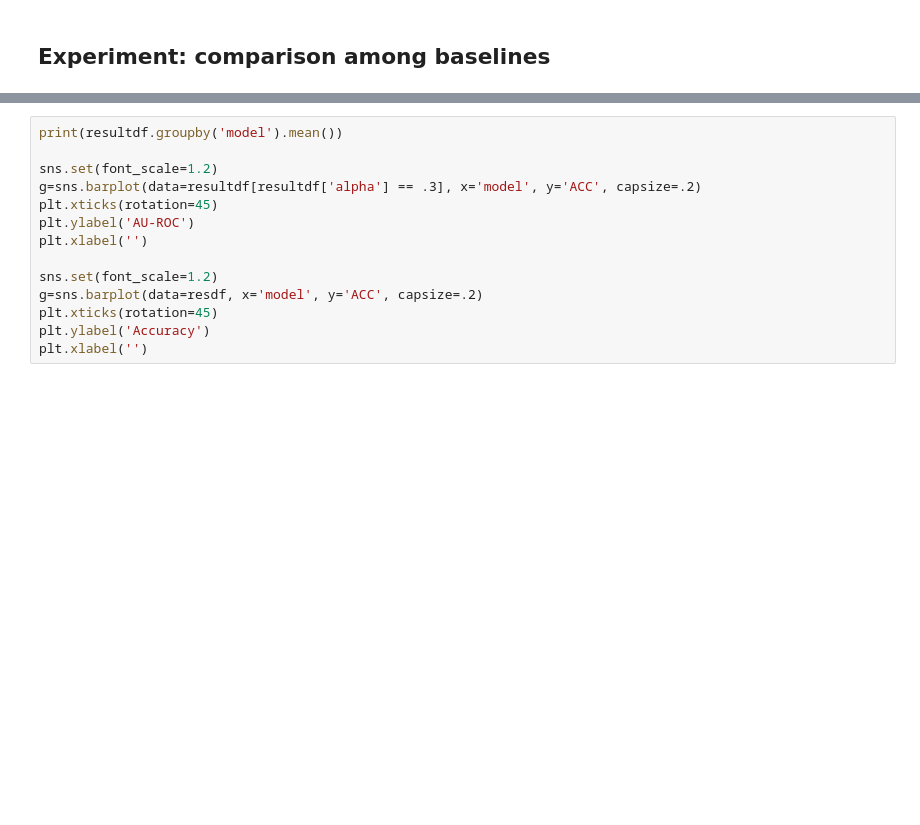
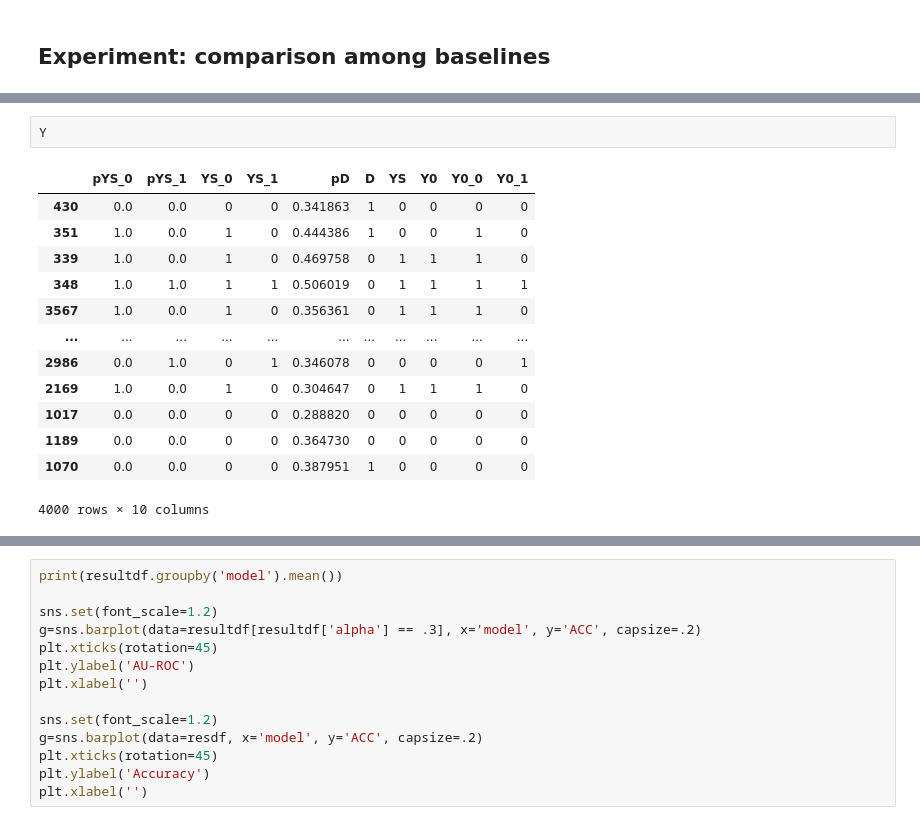
Before and after one commit to lguerdan/counterfactual-decision-support, a Jupyter notebook: experiments.ipynb, the cells around one changed output, grey strips where cells are left out. Saved outputs shown, nothing was run; the diff lists cells and outputs as text; blank space fills up the shorter version.

```diff
--- a/experiments.ipynb
+++ b/experiments.ipynb
@@ -356,0 +386,16 @@ v[(v['alpha'] == 0.3) & (v['beta'] == 0.1)]
+# %%
+Y
+# %% [output]
+|  | pYS_0 | pYS_1 | YS_0 | YS_1 | pD | D | YS | Y0 | Y0_0 | Y0_1 |
+| 430 | 0.0 | 0.0 | 0 | 0 | 0.341863 | 1 | 0 | 0 | 0 | 0 |
+| 351 | 1.0 | 0.0 | 1 | 0 | 0.444386 | 1 | 0 | 0 | 1 | 0 |
+| 339 | 1.0 | 0.0 | 1 | 0 | 0.469758 | 0 | 1 | 1 | 1 | 0 |
+| 348 | 1.0 | 1.0 | 1 | 1 | 0.506019 | 0 | 1 | 1 | 1 | 1 |
+| 3567 | 1.0 | 0.0 | 1 | 0 | 0.356361 | 0 | 1 | 1 | 1 | 0 |
+| ... | ... | ... | ... | ... | ... | ... | ... | ... | ... | ... |
+| 2986 | 0.0 | 1.0 | 0 | 1 | 0.346078 | 0 | 0 | 0 | 0 | 1 |
+| 2169 | 1.0 | 0.0 | 1 | 0 | 0.304647 | 0 | 1 | 1 | 1 | 0 |
+| 1017 | 0.0 | 0.0 | 0 | 0 | 0.288820 | 0 | 0 | 0 | 0 | 0 |
+| 1189 | 0.0 | 0.0 | 0 | 0 | 0.364730 | 0 | 0 | 0 | 0 | 0 |
+| 1070 | 0.0 | 0.0 | 0 | 0 | 0.387951 | 1 | 0 | 0 | 0 | 0 |
+4000 rows × 10 columns
```
Also changed, not shown: parts of 26 cells of this notebook, 2 other files.
